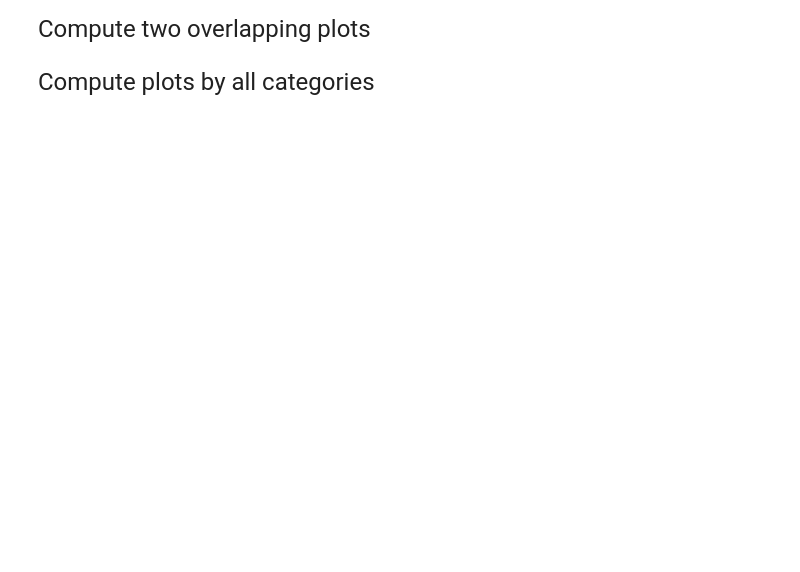
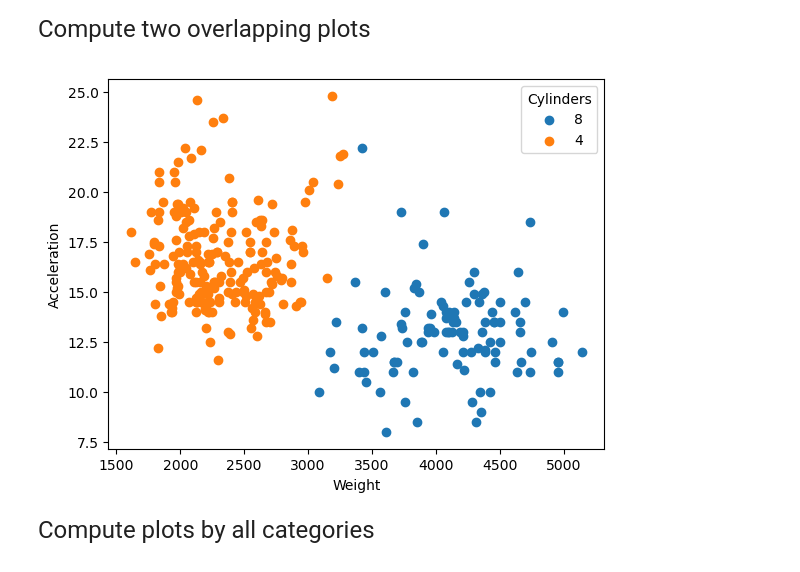
Before and after one commit to zoe-liu-724/qtm151spring2025, a Jupyter notebook: lecture_10/lecture_10a - Subsetting data.ipynb, the cells around one changed output. Drawn from its saved outputs; the diff is of its cells as text; code cells hidden in the pictures; blank space fills up the shorter version.

```diff
--- a/lecture_10/lecture_10a - Subsetting data.ipynb
+++ b/lecture_10/lecture_10a - Subsetting data.ipynb
@@ -235,20 +486,24 @@ Compute two overlapping plots
 # %%
 # If we call plt.scatter() twice to display two plots
 # To display all plots simultaneously we include plt.show() at the very end.
 # The idea is that the graphs are stacked on top of each other
 
 df_8 = carfeatures.query("cylinders == 8")
 df_4 = carfeatures.query("cylinders == 4")
 
 plt.scatter(x = df_8["weight"],y = df_8["acceleration"])
 plt.scatter(x = df_4["weight"],y = df_4["acceleration"])
 plt.legend(labels = ["8","4"],
            title  = "Cylinders")
 
+plt.xlabel("Weight")
+plt.ylabel("Acceleration")
 plt.show()
 
 # Note: If we put plt.show() in between the plots, then the results will
 # be shown on separate graphs instead.
+# %% [output]
+[figure, added]
 # %% [markdown]
 <font size = "5">
 
```
Also changed, not shown: parts of 24 cells of this notebook, 1 other file.
